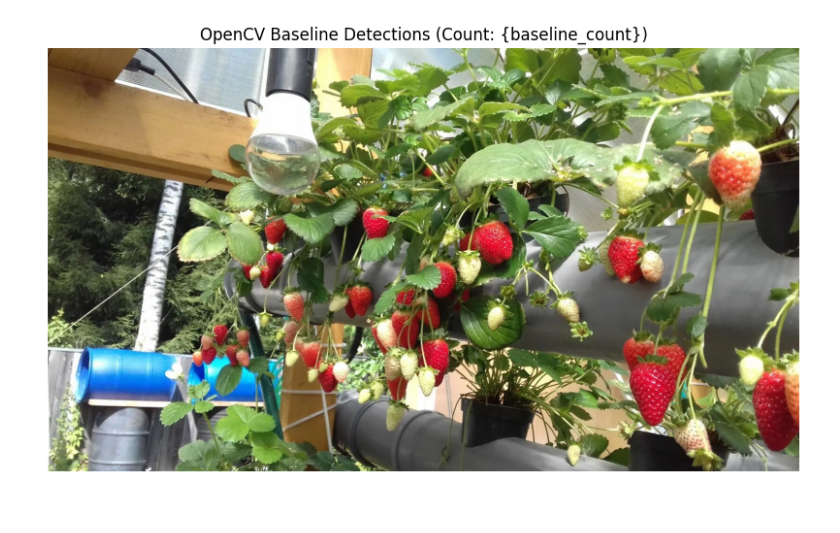
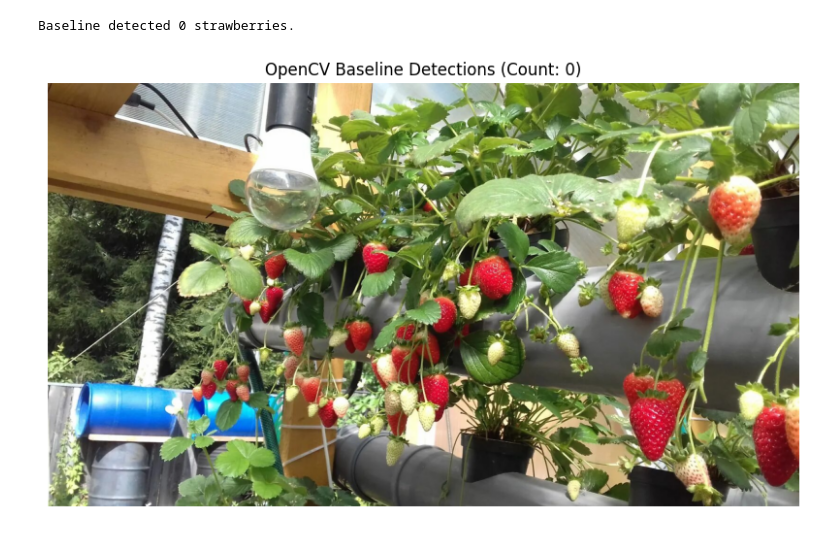
Before and after one commit to BryanTheLai/ripe-strawberry-detector, a Jupyter notebook: temp_match_demo.ipynb, the cells around one changed output. Cells and saved outputs as stored; diff of their text form; code cells hidden in the pictures.

```diff
--- a/temp_match_demo.ipynb
+++ b/temp_match_demo.ipynb
@@ -69,7 +69,7 @@ print(f"Baseline detected {baseline_count} strawberries.")
 baseline_result = cv2.imread(BASELINE_OUT)
 plt.figure(figsize=(10, 8))
 plt.imshow(cv2.cvtColor(baseline_result, cv2.COLOR_BGR2RGB))
-plt.title("OpenCV Baseline Detections (Count: {baseline_count})")
+plt.title(f"OpenCV Baseline Detections (Count: {baseline_count})")
 plt.axis('off')
 plt.show()
 # %% [output]
@@ -79 +78,2 @@ Baseline detected 0 strawberries.
+Baseline detected 0 strawberries.
-[figure, old version]
+[figure, new version]
```
Also changed, not shown: parts of 3 cells of this notebook, 5 other files.
